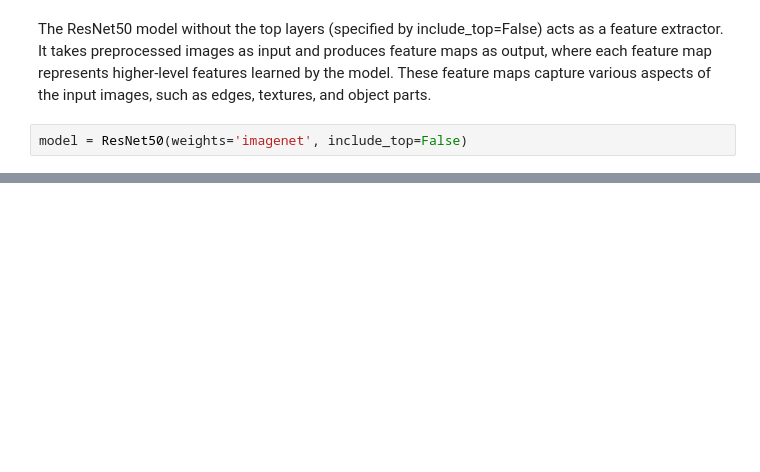
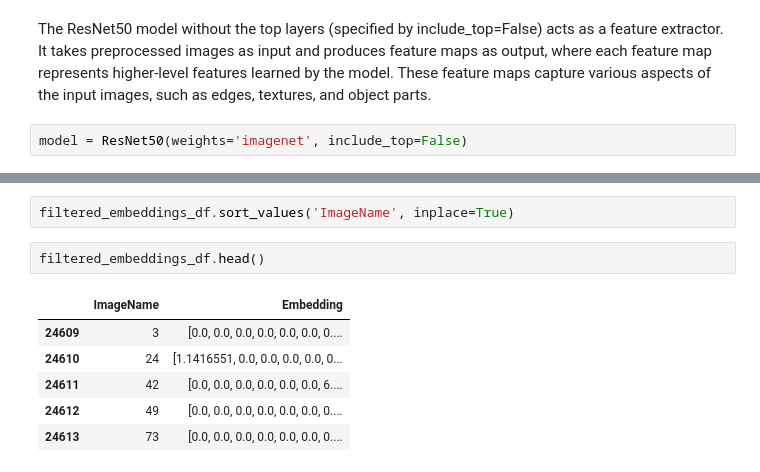
Before and after one commit to MargheSerena/Group-project, a Jupyter notebook: Leanne_ResNet50.ipynb, the cells around one changed output, grey strips where cells are left out. Drawn from its saved outputs; the diff is of its cells as text; blank space fills up the shorter version.

```diff
--- a/Leanne_ResNet50.ipynb
+++ b/Leanne_ResNet50.ipynb
@@ -156,0 +209,11 @@ memory usage: 244.0+ bytes
+# %%
+filtered_embeddings_df.sort_values('ImageName', inplace=True)
+# %%
+filtered_embeddings_df.head()
+# %% [output]
+|  | ImageName | Embedding |
+| 24609 | 3 | [0.0, 0.0, 0.0, 0.0, 0.0, 0.0, 0.... |
+| 24610 | 24 | [1.1416551, 0.0, 0.0, 0.0, 0.0, 0... |
+| 24611 | 42 | [0.0, 0.0, 0.0, 0.0, 0.0, 0.0, 6.... |
+| 24612 | 49 | [0.0, 0.0, 0.0, 0.0, 0.0, 0.0, 0.... |
+| 24613 | 73 | [0.0, 0.0, 0.0, 0.0, 0.0, 0.0, 0.... |
```
Also changed, not shown: parts of 52 cells of this notebook.
